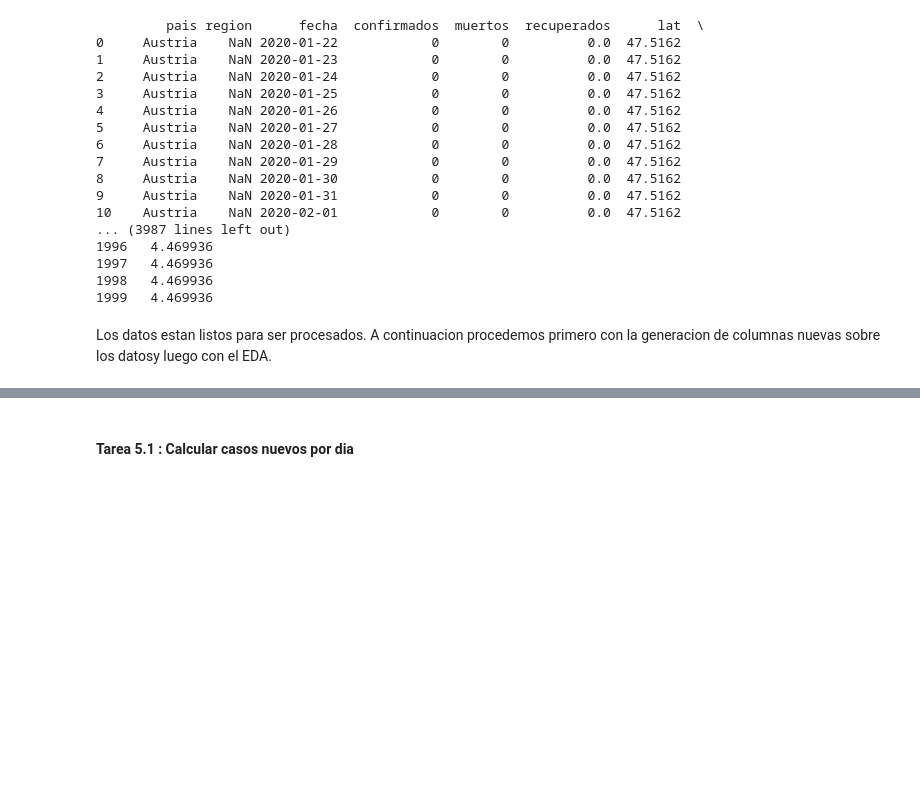
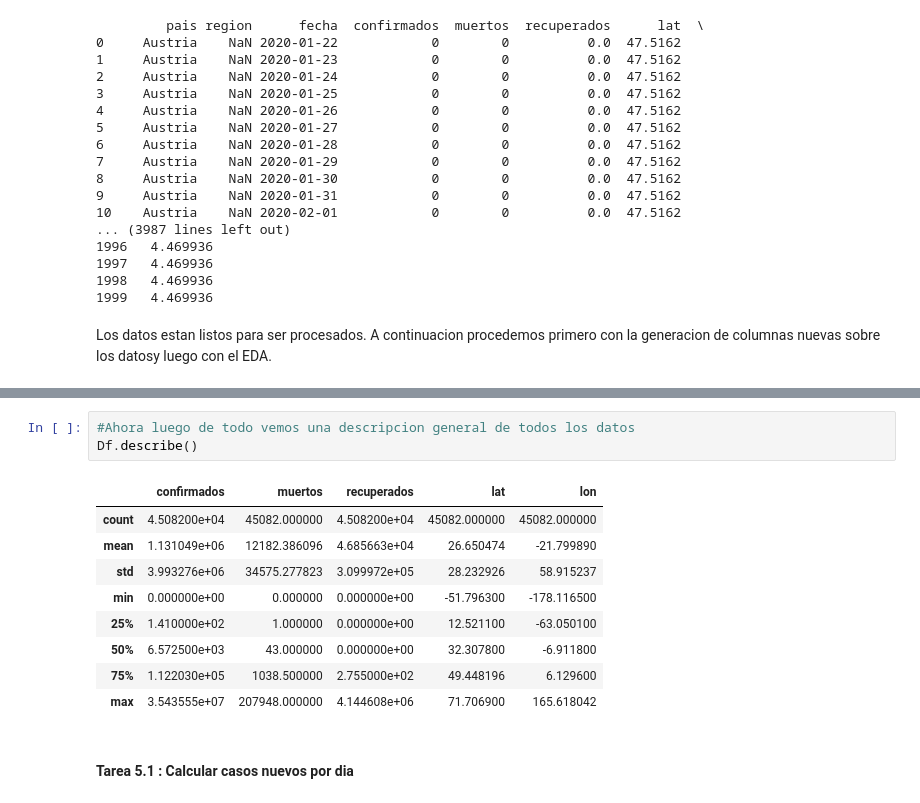
Before and after one commit to jlor31/DS1_Lab08, a Jupyter notebook: Lab_08_DS1.ipynb, the cells around one changed output, grey strips where cells are left out. Drawn from its saved outputs; the diff is of its cells as text; blank space fills up the shorter version.

```diff
--- a/Lab_08_DS1.ipynb
+++ b/Lab_08_DS1.ipynb
@@ -307,3 +451,16 @@ Los datos estan listos para ser procesados. A continuacion procedemos primero co
+# %%
+#Ahora luego de todo vemos una descripcion general de todos los datos
+Df.describe()
+# %% [output]
+|  | confirmados | muertos | recuperados | lat | lon |
+| count | 4.508200e+04 | 45082.000000 | 4.508200e+04 | 45082.000000 | 45082.000000 |
+| mean | 1.131049e+06 | 12182.386096 | 4.685663e+04 | 26.650474 | -21.799890 |
+| std | 3.993276e+06 | 34575.277823 | 3.099972e+05 | 28.232926 | 58.915237 |
+| min | 0.000000e+00 | 0.000000 | 0.000000e+00 | -51.796300 | -178.116500 |
+| 25% | 1.410000e+02 | 1.000000 | 0.000000e+00 | 12.521100 | -63.050100 |
+| 50% | 6.572500e+03 | 43.000000 | 0.000000e+00 | 32.307800 | -6.911800 |
+| 75% | 1.122030e+05 | 1038.500000 | 2.755000e+02 | 49.448196 | 6.129600 |
+| max | 3.543555e+07 | 207948.000000 | 4.144608e+06 | 71.706900 | 165.618042 |
 # %% [markdown]
 #### Tarea 5.1 : Calcular casos nuevos por dia
 # %%
```
Also changed, not shown: parts of 30 cells of this notebook, 3 other files.
